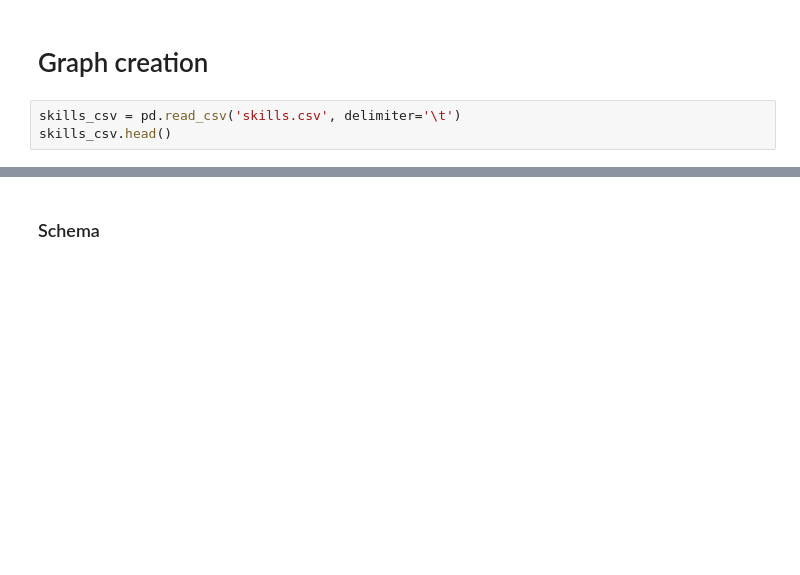
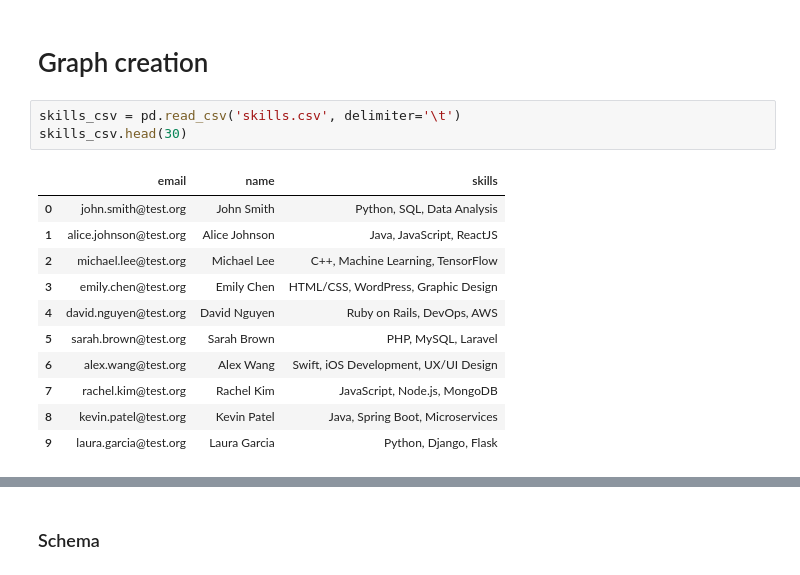
Before and after one commit to lqst/notebooks, a Jupyter notebook: skills.ipynb, the cells around one changed output, grey strips where cells are left out. Saved outputs shown, nothing was run; the diff lists cells and outputs as text; blank space fills up the shorter version.

```diff
--- a/skills.ipynb
+++ b/skills.ipynb
@@ -33,7 +34,19 @@ def split_dataframe(df, chunk_size = 50_000):
 # Graph creation
 # %%
 skills_csv = pd.read_csv('skills.csv', delimiter='\t')
-skills_csv.head()
+skills_csv.head(30)
+# %% [output]
+|  | email | name | skills |
+| 0 | john.smith@test.org | John Smith | Python, SQL, Data Analysis |
+| 1 | alice.johnson@test.org | Alice Johnson | Java, JavaScript, ReactJS |
+| 2 | michael.lee@test.org | Michael Lee | C++, Machine Learning, TensorFlow |
+| 3 | emily.chen@test.org | Emily Chen | HTML/CSS, WordPress, Graphic Design |
+| 4 | david.nguyen@test.org | David Nguyen | Ruby on Rails, DevOps, AWS |
+| 5 | sarah.brown@test.org | Sarah Brown | PHP, MySQL, Laravel |
+| 6 | alex.wang@test.org | Alex Wang | Swift, iOS Development, UX/UI Design |
+| 7 | rachel.kim@test.org | Rachel Kim | JavaScript, Node.js, MongoDB |
+| 8 | kevin.patel@test.org | Kevin Patel | Java, Spring Boot, Microservices |
+| 9 | laura.garcia@test.org | Laura Garcia | Python, Django, Flask |
 # %%
 skills_csv['skills'] = skills_csv['skills'].str.split(', ')
 skills_csv.head()
```
Also changed, not shown: parts of 25 cells of this notebook.
